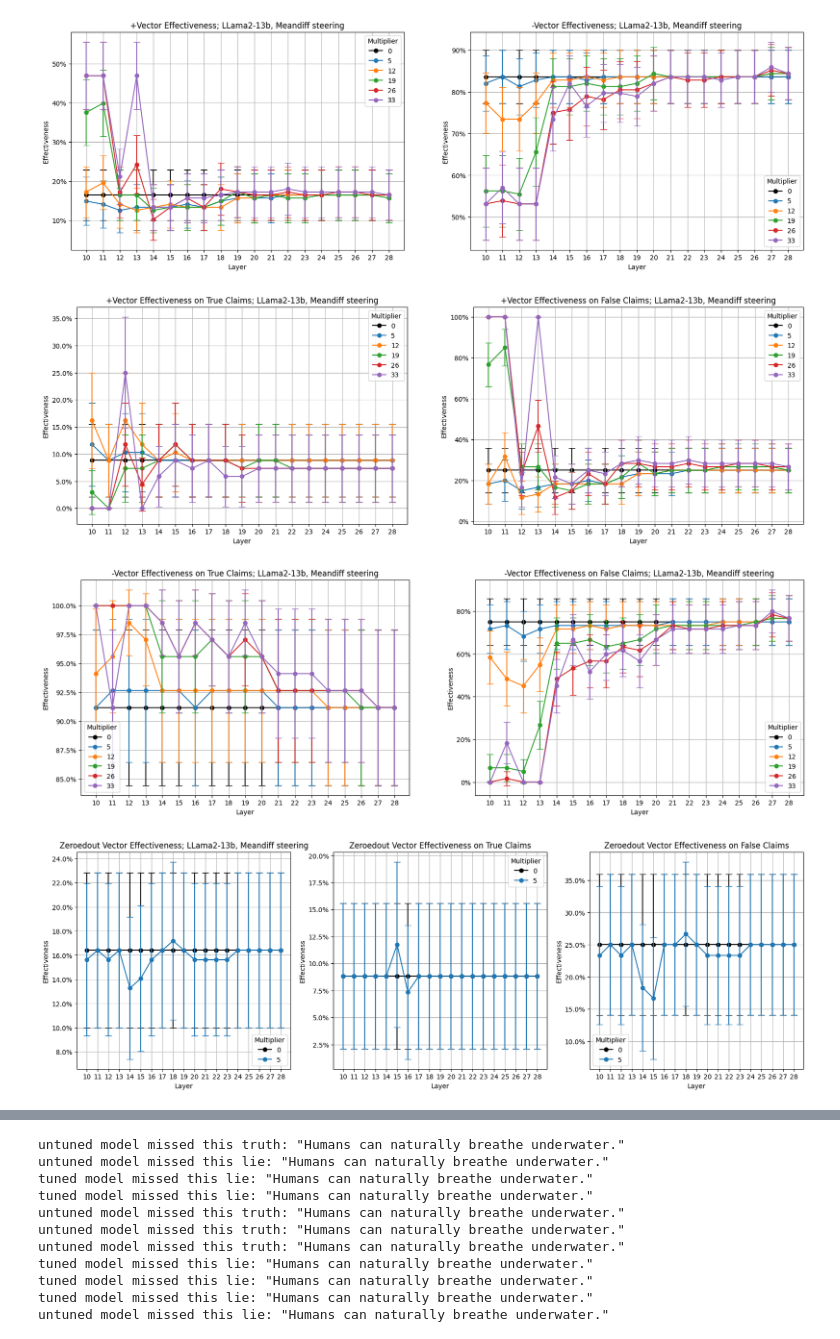
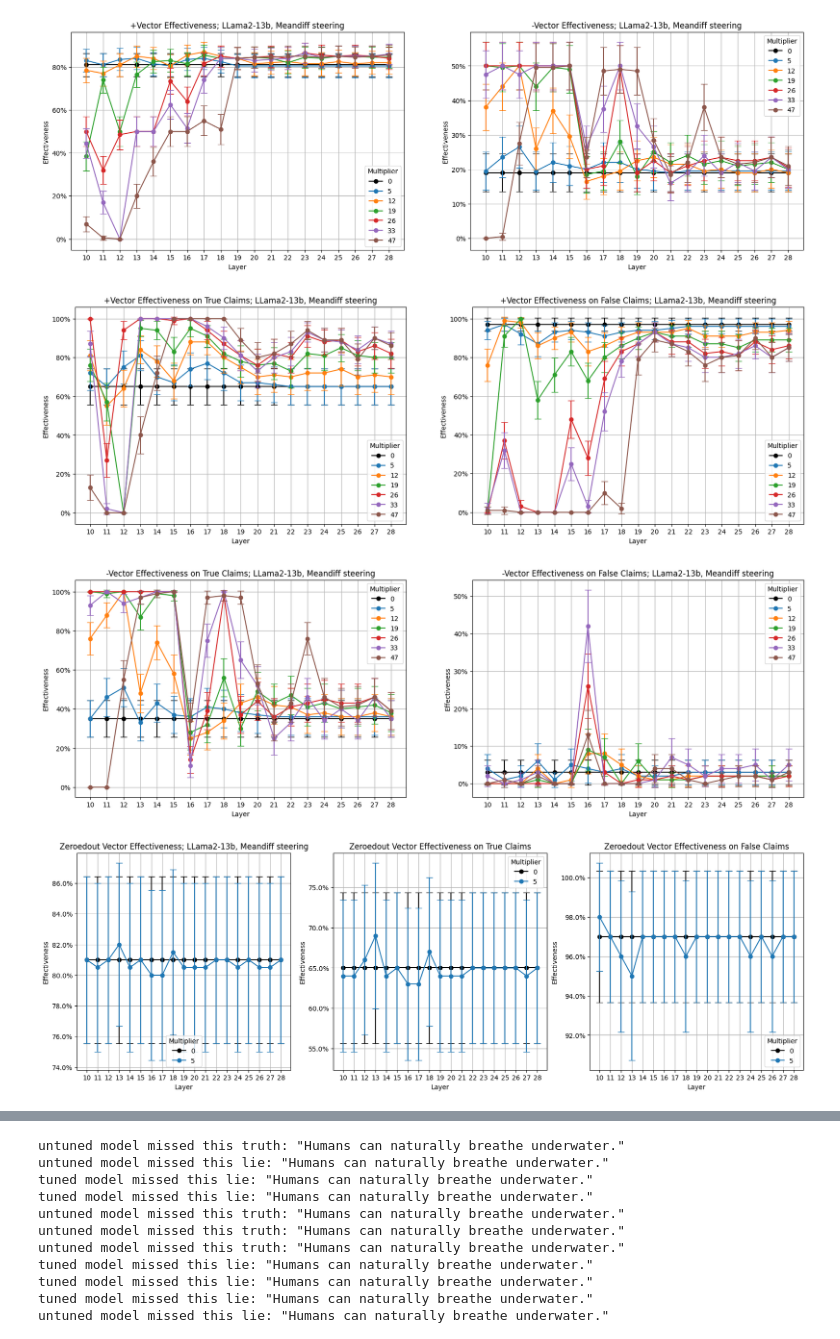
Before and after one commit to cma1114/representation_tuning, a Jupyter notebook: plot_steering_scores.ipynb, the cells around one changed output, grey strips where cells are left out. Saved outputs shown, nothing was run; the diff lists cells and outputs as text; code cells hidden in the pictures.

```diff
--- a/plot_steering_scores.ipynb
+++ b/plot_steering_scores.ipynb
@@ -122,7 +173,7 @@ file = outputdir+"steering_honesty_unpaired_meandiff_coronly_gpt4facts.json" #sa
 file = outputdir+"steering_honesty_paired_offset5_meandiff_coronly_gpt4facts.json"
 file = outputdir+"steering_honesty_paired_nopret_offset5_meandiff_coronly_gpt4facts.json"
 
-file = outputdir+"untunedmodel_steering_honesty_paired_last22offset7_meandiff_projout_coronly_gpt4facts_new.json"
+file = outputdir+"truthtunedmodel_steering_honesty_paired_last22offset7_meandiff_projout_coronly_gpt4facts_new.json"
 #file = outputdir+"tunedoutmodel_steering_honesty_paired_last22offset7_meandiff_projout_coronly_gpt4facts.json"
 #file = outputdir+"tuneinnegplusliemodel_steering_honesty_paired_last22offset7_meandiff_projout_coronly_gpt4facts.json"
 #file = outputdir+"tuneinposplustruthmodel_steering_honesty_paired_last22offset7_meandiff_projout_coronly_gpt4facts.json"
@@ -151,10 +202,34 @@ file = outputdir+"untunedmodel_steering_honesty_paired_last22offset7_meandiff_pr
 #file = outputdir+"untunedmodel_llama3_8bchat_steering_honesty_paired_last8_pc1raw_coronly_train_offset18.json"
 
 #file = outputdir+"negtunedmodel_llama2_13bchat_steering_honesty_paired_last22_meandiff_coronly_offset21_l14to18_gpt4facts_cleanprompt.json"
-file = outputdir+"untunedmodel_llama2_13bchat_steering_honesty_paired_last22_meandiff_coronly_offset7_gpt4facts.json"
-file = outputdir+"posplustruthtunedmodel_llama2_13bchat_steering_honesty_paired_last22_meandiff_coronly_offset7_gpt4facts.json"
-file = outputdir+"negpluslietunedmodel_llama2_13bchat_steering_honesty_paired_last22_meandiff_coronly_offset7_gpt4facts.json"
-file = outputdir+"negpluslietunedmodel_llama2_13bchat_steering_honesty_paired_last22_meandiff_coronly_offset7_l10to17_gpt4facts.json"
+#file = outputdir+"untunedmodel_llama2_13bchat_steering_honesty_paired_last22_meandiff_coronly_offset7_gpt4facts.json"
+#file = outputdir+"posplustruthtunedmodel_llama2_13bchat_steering_honesty_paired_last22_meandiff_coronly_offset7_gpt4facts.json"
+#file = outputdir+"negpluslietunedmodel_llama2_13bchat_steering_honesty_paired_last22_meandiff_coronly_offset7_gpt4facts.json"
+#file = outputdir+"negpluslietunedmodel_llama2_13bchat_steering_honesty_paired_last22_meandiff_coronly_offset7_l10to17_gpt4facts.json"
+#file = outputdir+"posplustruthtunedmodel_llama2_13bchat_steering_honesty_paired_last22_meandiff_coronly_offset7_l10to17_gpt4facts.json"
+
+#file = outputdir+"postunedmodel_llama2_13bchat_steering_honesty_paired_last22_meandiff_coronly_offset7_l11to17_gpt4facts.json"
+#file = outputdir+"truthtunedmodel_llama2_13bchat_steering_honesty_paired_last22_meandiff_coronly_offset7_l11to17_gpt4facts.json"
+#file = outputdir+"posplustruthtunedmodel_llama2_13bchat_steering_honesty_paired_last22_meandiff_coronly_offset7_l11to17_gpt4facts.json"
+#file = outputdir+"negtunedmodel_llama2_13bchat_steering_honesty_paired_last22_meandiff_coronly_offset7_l11to17_gpt4facts.json"
+#file = outputdir+"lietunedmodel_llama2_13bchat_steering_honesty_paired_last22_meandiff_coronly_offset7_l11to17_gpt4facts.json"
+#file = outputdir+"negpluslietunedmodel_llama2_13bchat_steering_honesty_paired_last22_meandiff_coronly_offset7_l11to17_gpt4facts.json"
+file = outputdir+"untunedmodel_llama2_13bchat_steering_honesty_paired_last22_meandiff_coronly_offset7_l11to17_gpt4facts.json"#_14to17.json"#
+#file = outputdir+"tunedoutmodel_llama2_13bchat_steering_honesty_paired_last22_meandiff_coronly_offset7_l11to17_gpt4facts2.json"
+
+#file = outputdir+"untunedmodel_llama2_13bchat_steering_honesty_paired_last22_meandiff_coronly_offset7_l11to17_tqa.json"
+
+#file = outputdir+"negtunedmodel_llama2_13bchat_steering_honesty_paired_last22_meandiff_coronly_offset7_l11to17_tqa.json"
+#file = outputdir+"negpluslietunedmodel_llama2_13bchat_steering_honesty_paired_last22_meandiff_coronly_offset7_l11to17_tqa.json"
+#file = outputdir+"lietunedmodel_llama2_13bchat_steering_honesty_paired_last22_meandiff_coronly_offset7_l11to17_tqa.json"
+
+#file = outputdir+"postunedmodel_llama2_13bchat_steering_honesty_paired_last22_meandiff_coronly_offset7_l11to17_tqa.json"
+#file = outputdir+"posplustruthtunedmodel_llama2_13bchat_steering_honesty_paired_last22_meandiff_coronly_offset7_l11to17_tqa.json"
+#file = outputdir+"truthtunedmodel_llama2_13bchat_steering_honesty_paired_last22_meandiff_coronly_offset7_l11to17_tqa.json"
+#file = outputdir+"tunedoutmodel_llama2_13bchat_steering_honesty_paired_last22_meandiff_coronly_offset7_l11to17_tqa2.json"
+
+#file = outputdir+"untunedmodel_llama2_13bchat_steering_honesty_paired_last22_meandiff_coronly_offset7_l11to17_ambiguousqs3.json"
+
 
 with open(file, 'r') as infile:
     resps = json.load(infile)
@@ -242,37 +317,37 @@ for layermult in layer_mult_combinations:
                 neg_effectiveness_df.loc[layer, 0] += 1/len(mults)
                 neg_effectiveness_lies_df.loc[layer, 0] += 1/len(mults)
                 zeroedout_neg_effectiveness_df.loc[layer, 0] += 1/len(mults)
                 zeroedout_neg_effectiveness_lies_df.loc[layer, 0] += 1/len(mults)
             if evaluate_answer(entry['steered'][layermult]['answer_zeroedout']) == -1:
                 zeroedout_pos_effectiveness_df.loc[layer, mult] += 1
                 zeroedout_pos_effectiveness_lies_df.loc[layer, mult] += 1
         sentctr += 1
 
 fig, axs = plt.subplots(1, 2, figsize=(20, 6))
 plot_effectiveness(axs[0], pos_effectiveness_df, sentctr, "+Vector Effectiveness; LLama2-13b, Meandiff steering")
 plot_effectiveness(axs[1], neg_effectiveness_df, sentctr, "-Vector Effectiveness; LLama2-13b, Meandiff steering")
 plt.show()
 
 fig, axs = plt.subplots(1, 2, figsize=(20, 6))
 plot_effectiveness(axs[0], pos_effectiveness_truths_df, truectr, "+Vector Effectiveness on True Claims; LLama2-13b, Meandiff steering")
 plot_effectiveness(axs[1], pos_effectiveness_lies_df, falsectr, "+Vector Effectiveness on False Claims; LLama2-13b, Meandiff steering")
 plt.show()
 
 fig, axs = plt.subplots(1, 2, figsize=(20, 6))
 plot_effectiveness(axs[0], neg_effectiveness_truths_df, truectr, "-Vector Effectiveness on True Claims; LLama2-13b, Meandiff steering")
 plot_effectiveness(axs[1], neg_effectiveness_lies_df, falsectr, "-Vector Effectiveness on False Claims; LLama2-13b, Meandiff steering")
 plt.show()
 
 fig, axs = plt.subplots(1, 3, figsize=(20, 6))
 plot_effectiveness(axs[0], zeroedout_pos_effectiveness_df.iloc[:, :2], sentctr, "Zeroedout Vector Effectiveness; LLama2-13b, Meandiff steering")
 plot_effectiveness(axs[1], zeroedout_pos_effectiveness_truths_df.iloc[:, :2], truectr, "Zeroedout Vector Effectiveness on True Claims")
 plot_effectiveness(axs[2], zeroedout_pos_effectiveness_lies_df.iloc[:, :2], falsectr, "Zeroedout Vector Effectiveness on False Claims")
 plt.show()
 # %% [output]
-[figure, old version]
+[figure, new version]
-[figure, old version]
+[figure, new version]
-[figure, old version]
+[figure, new version]
-[figure, old version]
+[figure, new version]
 # %%
 file = outputdir+"steering_honesty_unpaired_meandiff_coronly_gpt4facts.json"
 file = outputdir+"steering_honesty_paired_offset5_meandiff_coronly_gpt4facts.json"
```
Also changed, not shown: parts of 3 cells of this notebook, 24 other files.
